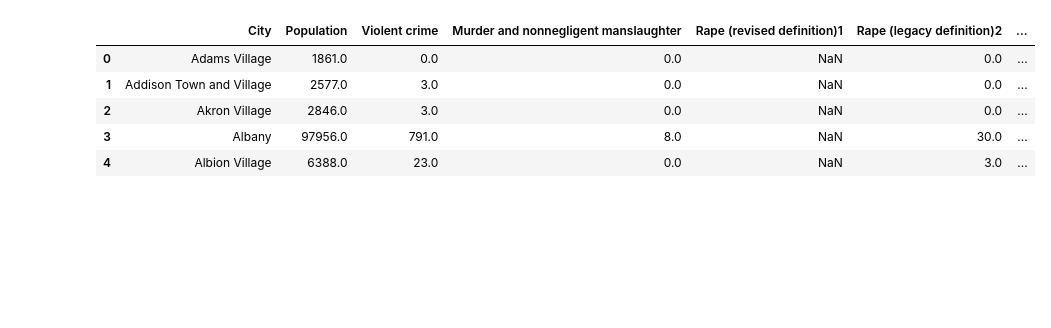
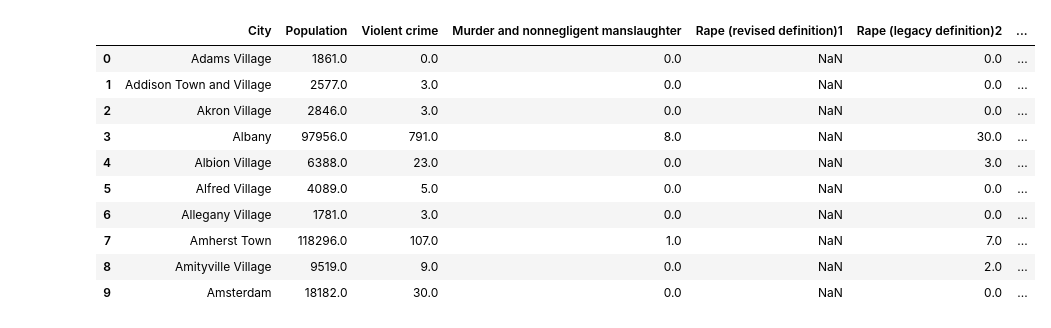
Before and after one commit to bgwilson12/2.4.4-Regression-NYC-Crime, a Jupyter notebook: 2.4.4 Crime Prediction Model.ipynb, the cells around one changed output. Cells and saved outputs as stored; diff of their text form; code cells hidden in the pictures; blank space fills up the shorter version.

```diff
--- a/2.4.4 Crime Prediction Model.ipynb
+++ b/2.4.4 Crime Prediction Model.ipynb
@@ -9,13 +9,18 @@ from sklearn.model_selection import train_test_split
 %matplotlib inline
 # %%
 df = pd.read_excel('..\\ny_crime_13.xls', header=4)
-df.head()
+df.head(n=10)
 # %% [output]
 |  | City | Population | Violent crime | Murder and nonnegligent manslaughter | Rape (revised definition)1 | Rape (legacy definition)2 | ... |
 | 0 | Adams Village | 1861.0 | 0.0 | 0.0 | NaN | 0.0 | ... |
 | 1 | Addison Town and Village | 2577.0 | 3.0 | 0.0 | NaN | 0.0 | ... |
 | 2 | Akron Village | 2846.0 | 3.0 | 0.0 | NaN | 0.0 | ... |
 | 3 | Albany | 97956.0 | 791.0 | 8.0 | NaN | 30.0 | ... |
 | 4 | Albion Village | 6388.0 | 23.0 | 0.0 | NaN | 3.0 | ... |
+| 5 | Alfred Village | 4089.0 | 5.0 | 0.0 | NaN | 0.0 | ... |
+| 6 | Allegany Village | 1781.0 | 3.0 | 0.0 | NaN | 0.0 | ... |
+| 7 | Amherst Town | 118296.0 | 107.0 | 1.0 | NaN | 7.0 | ... |
+| 8 | Amityville Village | 9519.0 | 9.0 | 0.0 | NaN | 2.0 | ... |
+| 9 | Amsterdam | 18182.0 | 30.0 | 0.0 | NaN | 0.0 | ... |
 # %%
 df_features = pd.DataFrame()
```
Also changed, not shown: parts of 11 cells of this notebook.
